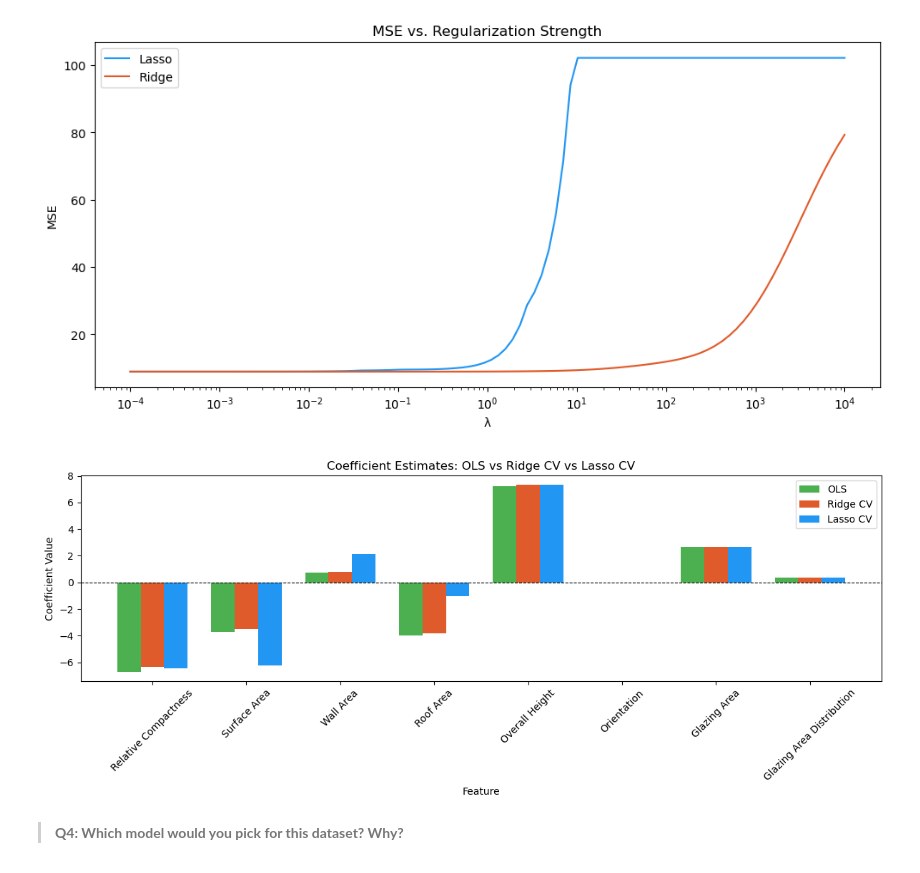
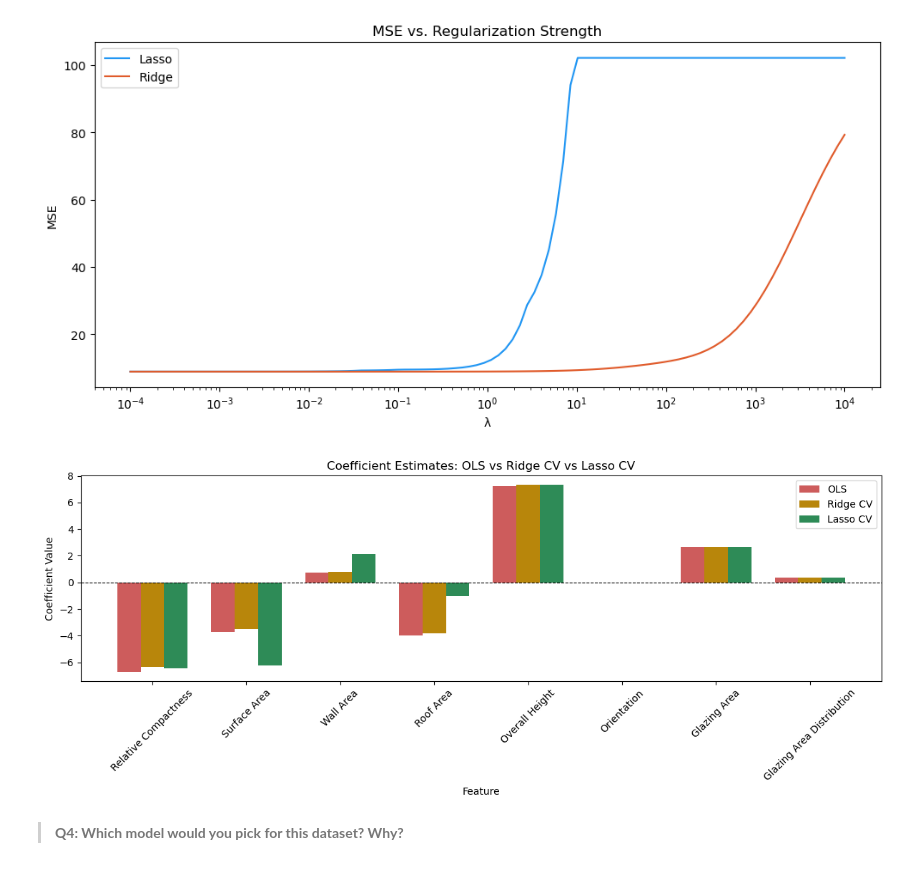
Before and after one commit to aakriti-poudel-chhetri/assignment-3, a Jupyter notebook: task1/hw3-task1.ipynb, the cells around one changed output. Saved outputs shown, nothing was run; the diff lists cells and outputs as text; code cells hidden in the pictures.

```diff
--- a/task1/hw3-task1.ipynb
+++ b/task1/hw3-task1.ipynb
@@ -390,24 +390,24 @@ plt.show()
 # %%
 # Bar plot showing how coefficient estimates differ for OLS, Lasso CV and Ridge CV
 x = np.arange(len(feature_names))
 width = 0.25  # width of each bar group
 
 fig, ax = plt.subplots(figsize=(12, 5))
-ax.bar(x - width, ols.coef_,      width, label='OLS',      color='#4CAF50')
-ax.bar(x,         ridge_cv.coef_, width, label='Ridge CV', color='#E05B2B')
-ax.bar(x + width, lasso_cv.coef_, width, label='Lasso CV', color='#2196F3')
+ax.bar(x - width, ols.coef_, width, label='OLS', color='indianred')
+ax.bar(x, ridge_cv.coef_, width, label='Ridge CV', color='darkgoldenrod')
+ax.bar(x + width, lasso_cv.coef_, width, label='Lasso CV', color='seagreen')
 
 ax.set_xticks(x)
 ax.set_xticklabels(feature_names, rotation=45)
 ax.axhline(0, color='black', linewidth=0.8, linestyle='--')
 ax.set_xlabel('Feature')
 ax.set_ylabel('Coefficient Value')
 ax.set_title('Coefficient Estimates: OLS vs Ridge CV vs Lasso CV')
 ax.legend()
 plt.tight_layout()
 plt.show()
 # %% [output]
-[figure, old version]
+[figure, new version]
 # %% [markdown]
 > **Q4: Which model would you pick for this dataset? Why?**
 # %% [markdown]
```
Also changed, not shown: parts of 14 cells of this notebook.
